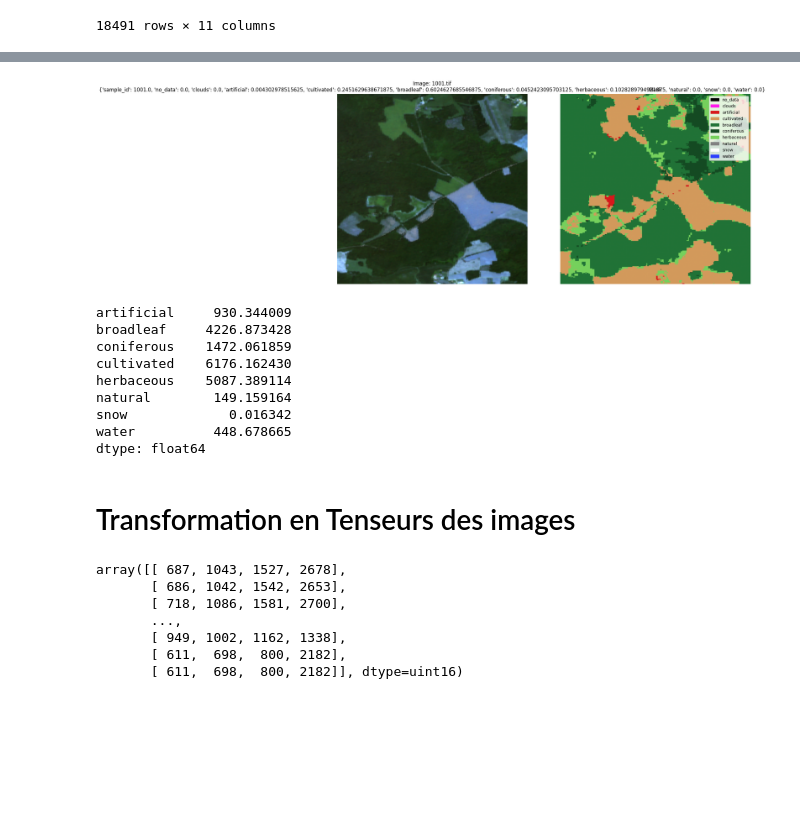
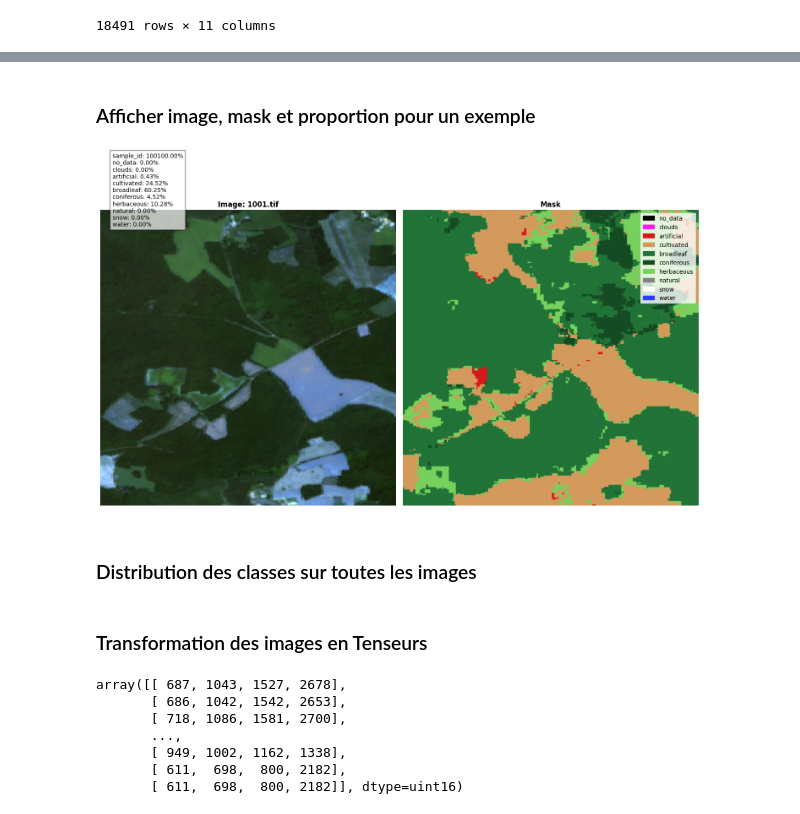
Before and after one commit to emmaebrl/LASCAR, a Jupyter notebook: EDA.ipynb, the cells around one changed output, grey strips where cells are left out. Saved outputs shown, nothing was run; the diff lists cells and outputs as text; code cells hidden in the pictures; blank space fills up the shorter version.

```diff
--- a/EDA.ipynb
+++ b/EDA.ipynb
@@ -18,8 +21,8 @@ import re
 # %%
-test_labels = pd.read_csv('../data/test_images_kkwOpBC.csv', sep = ',')
-test_infos = pd.read_csv('../data/test_predicted_random_rp2A5Fo.csv', sep = ',')
-train_labels = pd.read_csv('../data/train_images_Es8kvkp.csv', sep = ',')
-train_infos = pd.read_csv('../data/train_labels_GY1QjFw.csv', sep = ',')
+test_labels = pd.read_csv('data/test_images_kkwOpBC.csv', sep = ',')
+test_infos = pd.read_csv('data/test_predicted_random_rp2A5Fo.csv', sep = ',')
+train_labels = pd.read_csv('data/train_images_Es8kvkp.csv', sep = ',')
+train_infos = pd.read_csv('data/train_labels_GY1QjFw.csv', sep = ',')
 # %%
 train_infos
 # %% [output]
@@ -49,6 +52,5 @@ Même raisonnement pour **train**.
 # %%
-
-DATASET_FOLDER = Path('../dataset')
+DATASET_FOLDER = Path('data')
 
 def extract_number(file_path):
     """
@@ -163,63 +165,51 @@ for k, idx in enumerate(random.sample(range(len(train_images_paths)), 3)):
+# %% [markdown]
+### Afficher image, mask et proportion pour un exemple
 # %%
 idx = 1000
-
 image_path = train_images_paths[idx]
 mask_path = train_masks_paths[idx]
 assert image_path.name == mask_path.name
 
 with TiffFile(image_path) as tif:
     image_arr = tif.asarray()
 
 with TiffFile(mask_path) as tif:
     mask_arr = tif.asarray()
 
 image_info = train_infos.iloc[idx]
 
-fig, axs = plt.subplots(1, 2, figsize=(15, 7))
+# Création de la figure avec un meilleur agencement
+fig = plt.figure(figsize=(16, 8))
+gs = gridspec.GridSpec(1, 3, width_ratios=[1, 1, 0.2])
 
-show_image(image_arr, display_min=0, display_max=2200, ax=axs[0])
-axs[0].set_title(f"Image: {image_path.name}\n{image_info.to_dict()}")
+ax0 = plt.subplot(gs[0])
+ax1 = plt.subplot(gs[1])
+ax_cbar = plt.subplot(gs[2])
 
+# Amélioration de l'affichage de l'image
+show_image(image_arr, display_min=0, display_max=2200, ax=ax0)
+ax0.set_title(f"Image: {image_path.name}", fontsize=12, fontweight='bold')
+
+# Amélioration du masque avec une légende plus compacte
 classes_colorpalette = CLASSES_COLORPALETTE
 show_mask(mask_arr,
           classes_colorpalette=classes_colorpalette,
           classes=CLASSES,
           add_legend=True,
-          ax=axs[1]
+          ax=ax1
 )
-axs[1].set_title('Mask')
+ax1.set_title('Mask', fontsize=12, fontweight='bold')
+
+# Ajout des informations de classification sous forme de texte
+textstr = '\n'.join([f"{k}: {v:.2%}" for k, v in image_info.to_dict().items() if isinstance(v, (int, float))])
+ax0.text(10, -50, textstr, fontsize=10, bbox=dict(facecolor='white', alpha=0.7), verticalalignment="top")
+
+# Suppression des axes inutiles et mise en page propre
+ax_cbar.axis("off")
 
 plt.tight_layout()
 plt.show()
 # %% [output]
-[figure, old version]
+[figure, new version]
-# %%
-cols_to_keep = train_infos.columns.difference(['sample_id', 'no_data', 'clouds'])
-
-# Calculer la somme des pourcentages pour chaque classe
-class_distribution = train_infos[cols_to_keep].sum()
-print(class_distribution)
-# Convertir en DataFrame pour utilisation avec Plotly
-df_plot = pd.DataFrame({"Classe": class_distribution.index, "Total Pourcentage": class_distribution.values})
-
-# Création du graphique interactif
-fig = px.bar(df_plot,
-             x="Classe",
-             y="Total Pourcentage",
-             title="Répartition des classes sur l’ensemble des images",
-             labels={"Total Pourcentage": "Total des pourcentages", "Classe": "Classes"},
-             text_auto=True,
-             color="Classe")
-
-# Afficher le graphique
-fig.show()
-# %% [output]
-artificial     930.344009
-broadleaf     4226.873428
-coniferous    1472.061859
-cultivated    6176.162430
-herbaceous    5087.389114
-natural        149.159164
-snow             0.016342
-water          448.678665
-dtype: float64
+# %% [markdown]
+### Distribution des classes sur toutes les images
@@ -226,5 +269,5 @@ dtype: float64
 # %% [markdown]
-# Transformation en Tenseurs des images
+### Transformation des images en Tenseurs
 # %%
 from PIL import Image
 from torchvision import transforms
```
Also changed, not shown: parts of 8 cells of this notebook, 1 other file.
